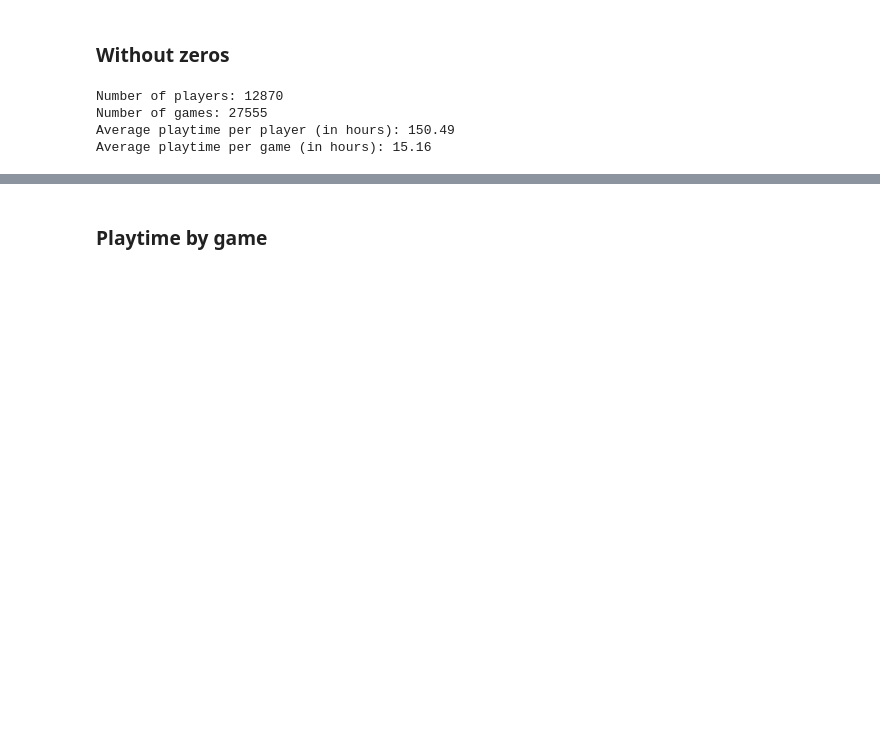
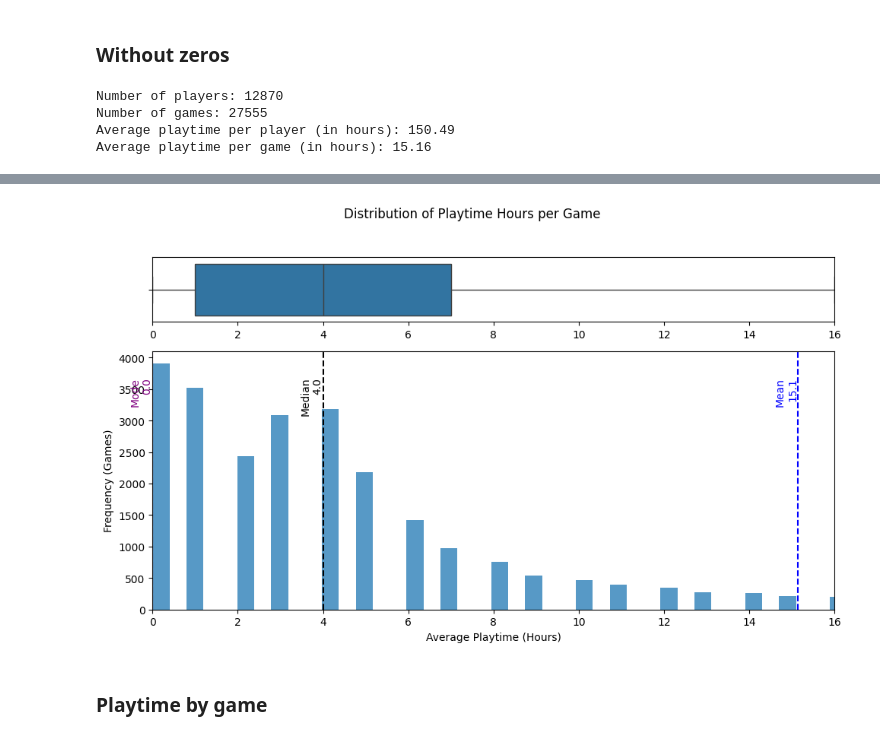
Before and after one commit to EliasCid/steam_recommender_system, a Jupyter notebook: 3. data_analysis/steam.ipynb, the cells around one changed output, grey strips where cells are left out. Cells and saved outputs as stored; diff of their text form; code cells hidden in the pictures; blank space fills up the shorter version.

```diff
--- a/3. data_analysis/steam.ipynb
+++ b/3. data_analysis/steam.ipynb
@@ -342,3 +385,56 @@ plt.show()
+# %%
+# Filter data
+viz_playtime = df_drop_zeros.select('game_playtime_forever', 'game_appid')
+viz_playtime = viz_playtime.groupBy('game_appid').agg(avg('game_playtime_forever').alias('avg_playtime'))
+viz_playtime = viz_playtime.withColumn('playtime_hours', spark_round(col('avg_playtime') / 60))
+viz_playtime = viz_playtime.toPandas()
+
+# Calculate statistics
+mean_val = viz_playtime['playtime_hours'].mean()
+q1 = viz_playtime['playtime_hours'].quantile(0.25)
+q2 = viz_playtime['playtime_hours'].quantile(0.50)
+q3 = viz_playtime['playtime_hours'].quantile(0.75)
+mode_val = viz_playtime['playtime_hours'].round().mode()[0]
+
+# Plotting range based on IQR
+iqr = q3 - q1
+lower_bound = 0
+upper_bound = q3 + 1.5 * iqr
+
+# Fig configuration
+fig, ax = plt.subplots(2, 1, figsize=(10, 6), gridspec_kw={'height_ratios': [1, 4]})
+
+# Box Plot
+sns.boxplot(x=viz_playtime['playtime_hours'], ax=ax[0], orient='h')
+ax[0].set_xlabel('')
+ax[0].set_xlim(lower_bound, upper_bound)
+
+# Histogram
+sns.histplot(viz_playtime['playtime_hours'], ax=ax[1], kde=False)
+ax[1].set_ylabel('Frequency (Games)')
+ax[1].set_xlabel('Average Playtime (Hours)')
+ax[1].set_xlim(lower_bound, upper_bound)
+
+# Add statistics
+stats = [
+    (mean_val, 'Mean', 'blue'),
+    #(q1, 'Q1', 'orange'),
+    (q2, 'Median', 'black'),
+    #(q3, 'Q3', 'red'),
+    (mode_val, 'Mode', 'purple')
+]
+
+for val, label, color in stats:
+    ax[1].axvline(val, color=color, linestyle='--', linewidth=1.5, label=f'{label}: {val:.2f}')
+    ax[1].text(val, ax[1].get_ylim()[1]*0.9, f'{label}\n{val:.1f}', color=color, rotation=90, ha='right', va='top')
+
+# Title
+plt.suptitle('Distribution of Playtime Hours per Game')
+plt.tight_layout(rect=[0, 0, 1, 0.95])
+
+plt.show()
+# %% [output]
+[figure, added]
 # %% [markdown]
 ### Playtime by game
 # %%
```
Also changed, not shown: parts of 21 cells of this notebook.
